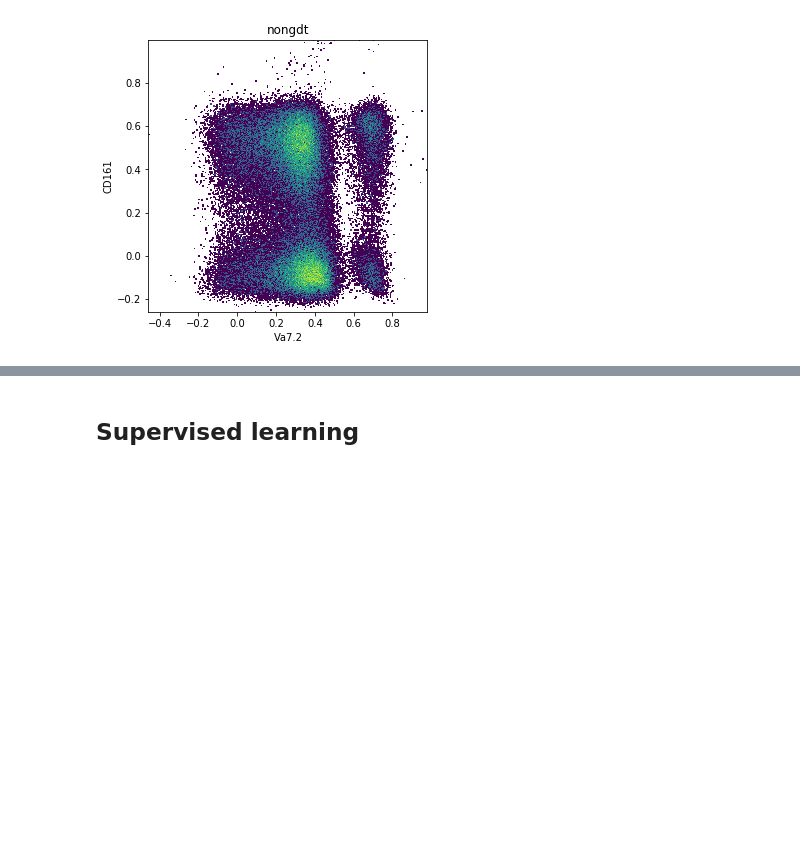
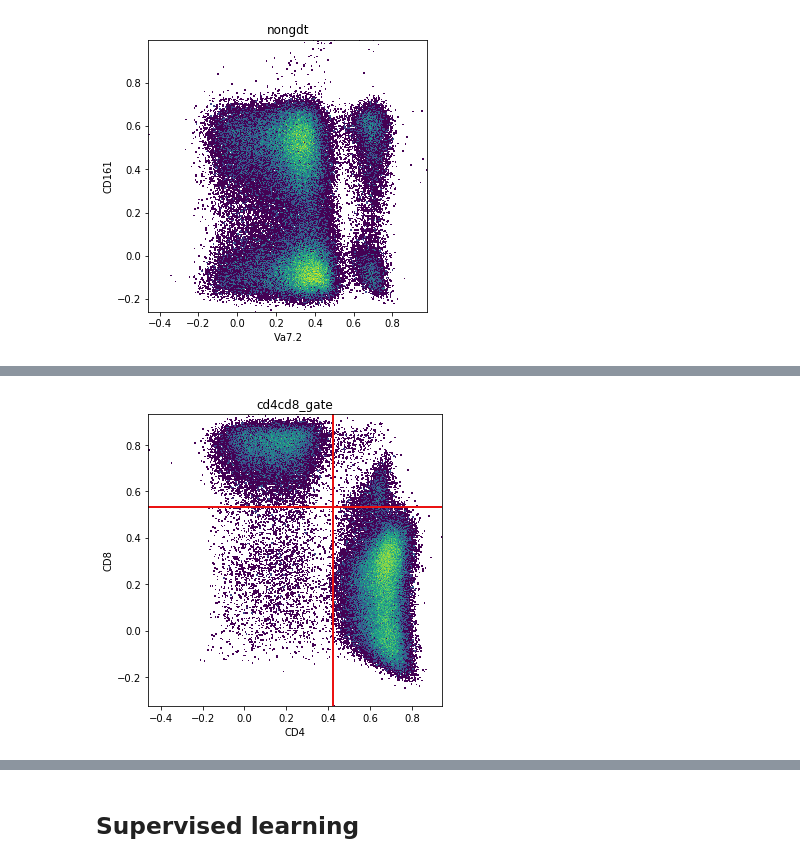
Before and after one commit to burtonrj/CytoPy, a Jupyter notebook: Notebooks/PD/3_Classification.ipynb, the cells around one changed output, grey strips where cells are left out. Drawn from its saved outputs; the diff is of its cells as text; code cells hidden in the pictures; blank space fills up the shorter version.

```diff
--- a/Notebooks/PD/3_Classification.ipynb
+++ b/Notebooks/PD/3_Classification.ipynb
@@ -199,14 +204,17 @@ val.apply('mait_gate')
 # %%
 children = ChildPopulationCollection('threshold_2d')
 children.add_population('CD4+CD8+', definition='++')
 children.add_population('CD4-CD8-', definition='--')
 children.add_population('CD4+CD8-', definition='+-')
 children.add_population('CD4-CD8+', definition='-+')
 kwargs = dict(x='CD4', y='CD8', transform_x='logicle', transform_y='logicle',
-             threshold_x=0.42, threshold_y=0.55)
-sample.create_gate(gate_name='cd4cd8_gate',
-                   parent='classic',
-                   class_='Static',
-                   method='threshold_2d',
-                   child_populations=children,
-                   kwargs=kwargs)
+             threshold_x=0.42, threshold_y=0.53)
+val.create_gate(gate_name='cd4cd8_gate',
+                parent='classic',
+                class_='Static',
+                method='threshold_2d',
+                child_populations=children,
+                kwargs=kwargs)
+val.apply('cd4cd8_gate')
+# %% [output]
+[figure, added]
```
Also changed, not shown: parts of 20 cells of this notebook, 1 other file.
